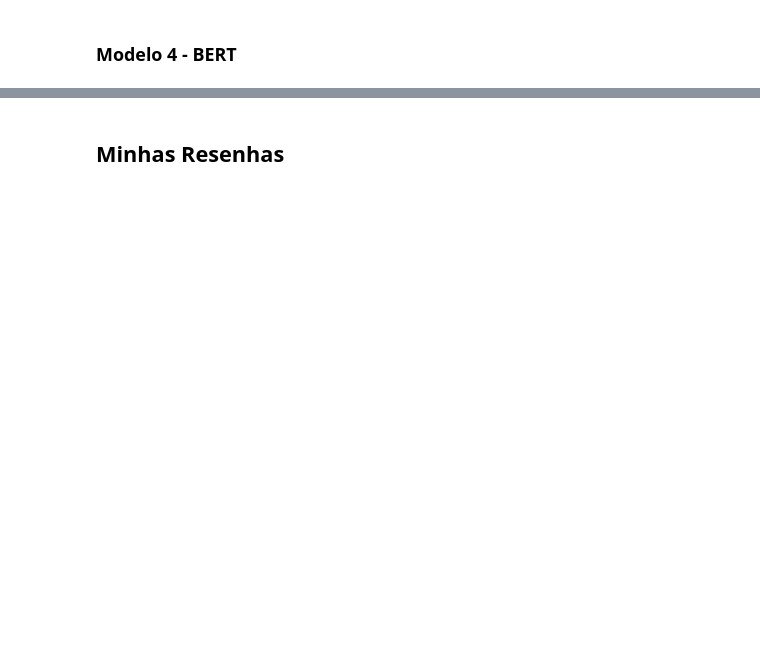
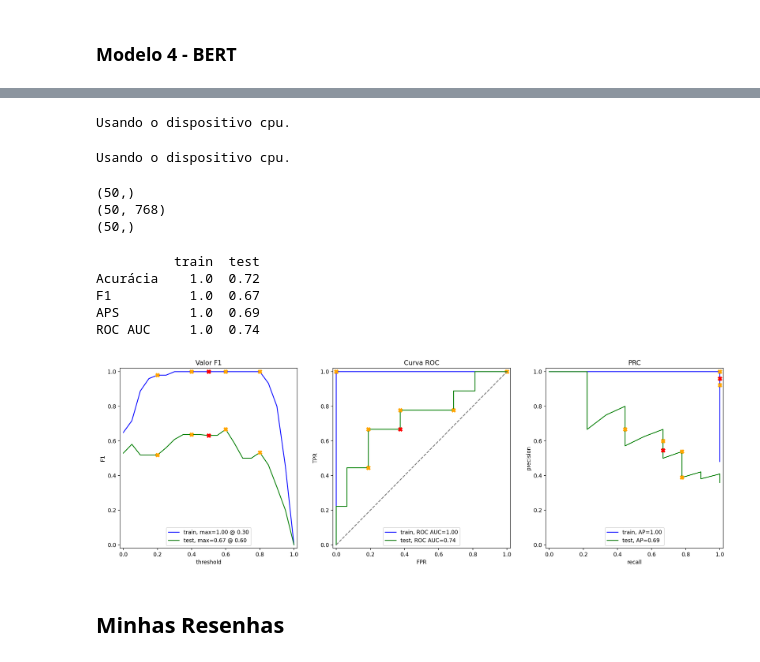
Before and after one commit to Angelaidt/Sprint-14-Film-Junky-Union, a Jupyter notebook: notebook_sprint_14.ipynb, the cells around one changed output, grey strips where cells are left out. Cells and saved outputs as stored; diff of their text form; code cells hidden in the pictures; blank space fills up the shorter version.

```diff
--- a/notebook_sprint_14.ipynb
+++ b/notebook_sprint_14.ipynb
@@ -507,4 +542,3 @@ import transformers
 # %%
-tokenizer = transformers.BertTokenizer.from_pretrained('bert-base-uncased')
-config = transformers.BertConfig.from_pretrained('bert-base-uncased')
-model = transformers.BertModel.from_pretrained('bert-base-uncased')
+tokenizer = AutoTokenizer.from_pretrained('bert-base-uncased')
+model = AutoModel.from_pretrained('bert-base-uncased')
@@ -515,9 +572,19 @@ def BERT_text_to_embeddings(texts, max_length=512, batch_size=100, force_device=
     attention_mask_list = []
 
     # texto para IDs de tokens preenchidos com suas máscaras de atenção
+    for text in texts:
+        encoded = tokenizer(
+            text,
+            add_special_tokens=True,
+            max_length=max_length,
+            truncation=True,
+            padding='max_length',
+            return_attention_mask=True
+        )
+        ids_list.append(encoded['input_ids'])
+        attention_mask_list.append(encoded['attention_mask'])
 
-    # <coloque seu código aqui para criar ids_list e attention_mask_list>
-
+    # Lógica de seleção do dispositivo
     if force_device is not None:
         device = torch.device(force_device)
     else:
@@ -528,17 +595,22 @@ def BERT_text_to_embeddings(texts, max_length=512, batch_size=100, force_device=
         print(f'Usando o dispositivo {device}.')
 
     # recebendo incorporações em lotes
-
     embeddings = []
 
     for i in tqdm(range(math.ceil(len(ids_list)/batch_size)), disable=disable_progress_bar):
+        # Seleção do lote (slice) para IDs
+        ids_batch = torch.LongTensor(ids_list[batch_size*i : batch_size*(i+1)]).to(device)
 
-        ids_batch = torch.LongTensor(ids_list[batch_size*i:batch_size*(i+1)]).to(device)
-        # <coloque seu código aqui para criar attention_mask_batch
+        # Seleção do lote (slice) para a máscara de atenção
+        attention_mask_batch = torch.LongTensor(attention_mask_list[batch_size*i : batch_size*(i+1)]).to(device)
 
         with torch.no_grad():
             model.eval()
+            # Passagem do batch pelo modelo
             batch_embeddings = model(input_ids=ids_batch, attention_mask=attention_mask_batch)
-        embeddings.append(batch_embeddings[0][:,0,:].detach().cpu().numpy())
+
+        # Extração do CLS token (primeiro token) e conversão para numpy
+        # [:, 0, :] pega a primeira posição de cada sequência no lote
+        embeddings.append(batch_embeddings[0][:, 0, :].detach().cpu().numpy())
 
     return np.concatenate(embeddings)
@@ -548,4 +617,15 @@ train_features_9 = BERT_text_to_embeddings(df_reviews_train['review_norm'], forc
+# %%
+# Ajuste para rodar na CPU do seu notebook
+train_features_4 = BERT_text_to_embeddings(bert_sample_train['review_norm'], force_device='cpu')
+test_features_4 = BERT_text_to_embeddings(bert_sample_test['review_norm'], force_device='cpu')
+# %% [output]
+Usando o dispositivo cpu.
+Usando o dispositivo cpu.
 # %%
-print(df_reviews_train['review_norm'].shape)
-print(train_features_9.shape)
-print(train_target.shape)
+print(bert_sample_train['review_norm'].shape)
+print(train_features_4.shape)
+print(train_target_4.shape)
+# %% [output]
+(50,)
+(50, 768)
+(50,)
@@ -560,3 +632,17 @@ print(train_target.shape)
+# %%
+
+model_final_bert = LogisticRegression(solver='liblinear')
+model_final_bert.fit(train_features_4, train_target_4)
+
+# Avaliar usando a função do projeto
+evaluate_model(model_final_bert, train_features_4, train_target_4, test_features_4, test_target_4)
+# %% [output]
+          train  test
+Acurácia    1.0  0.72
+F1          1.0  0.67
+APS         1.0  0.69
+ROC AUC     1.0  0.74
+[figure, added]
 # %% [markdown]
 ## Minhas Resenhas
 # %%
```
Also changed, not shown: parts of 22 cells of this notebook.
